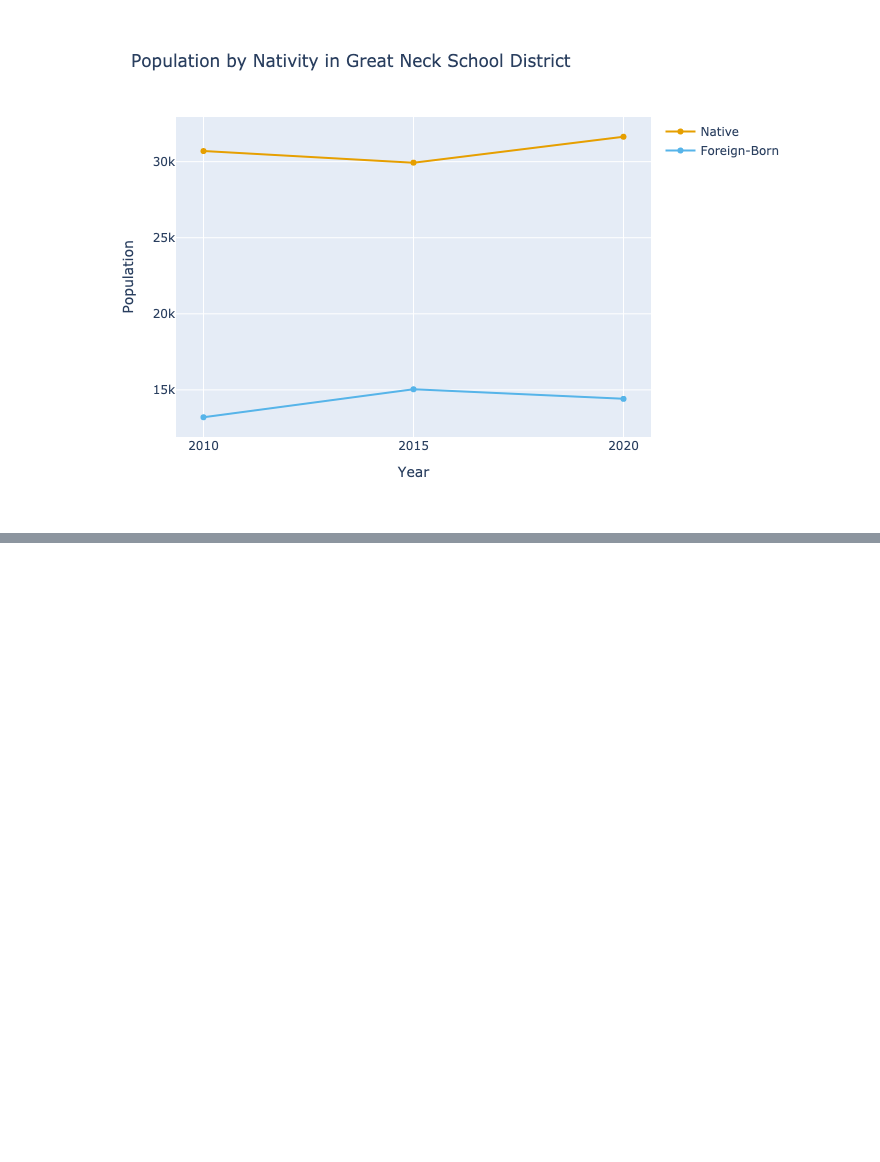
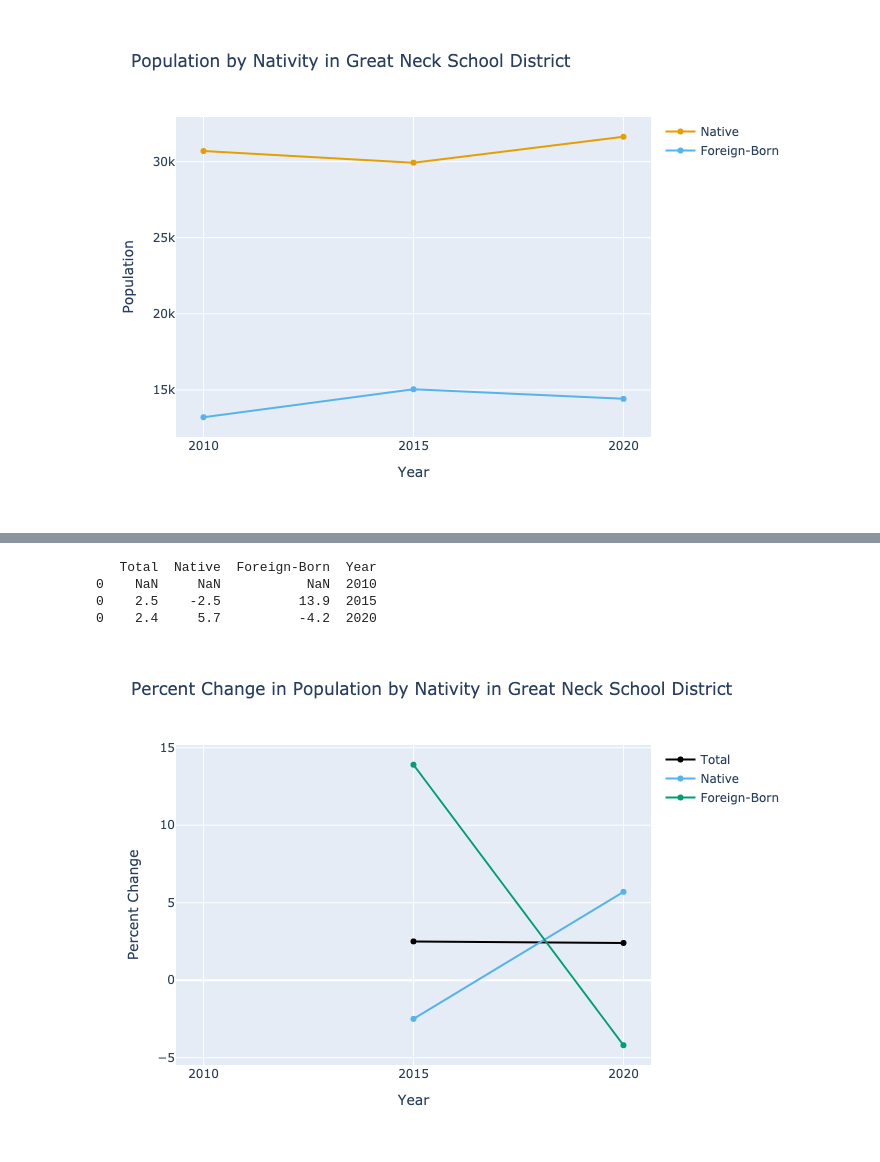
Before and after one commit to arilamstein/hometown_analysis, a Jupyter notebook: 04-multi-year-data.ipynb, the cells around one changed output, grey strips where cells are left out. Saved outputs shown, nothing was run; the diff lists cells and outputs as text; code cells hidden in the pictures; blank space fills up the shorter version.

Commit message:
Add a prompt parameter to download_multiyear. Add docstring to download_multiyear. Add function pct_change_multiyear.

```diff
--- a/04-multi-year-data.ipynb
+++ b/04-multi-year-data.ipynb
@@ -20,6 +20,7 @@ df = download_multiyear(
     dataset=ACS5,
     vintages=[2010, 2015, 2020],
     group="B05012",
+    prompt=False,
     state=NY,
     school_district_unified="12510",
 )
@@ -72,0 +81,17 @@ graph_multiyear(
+# %%
+from utils import pct_change_multiyear
+
+df = pct_change_multiyear(df)
+print(df)
+
+graph_multiyear(
+    df=df,
+    title="Percent Change in Population by Nativity in Great Neck School District",
+    yaxis_title="Percent Change",
+)
+# %% [output]
+   Total  Native  Foreign-Born  Year
+0    NaN     NaN           NaN  2010
+0    2.5    -2.5          13.9  2015
+0    2.4     5.7          -4.2  2020
+[figure, added]
```
Also changed, not shown: parts of 4 cells of this notebook, 1 other file.
